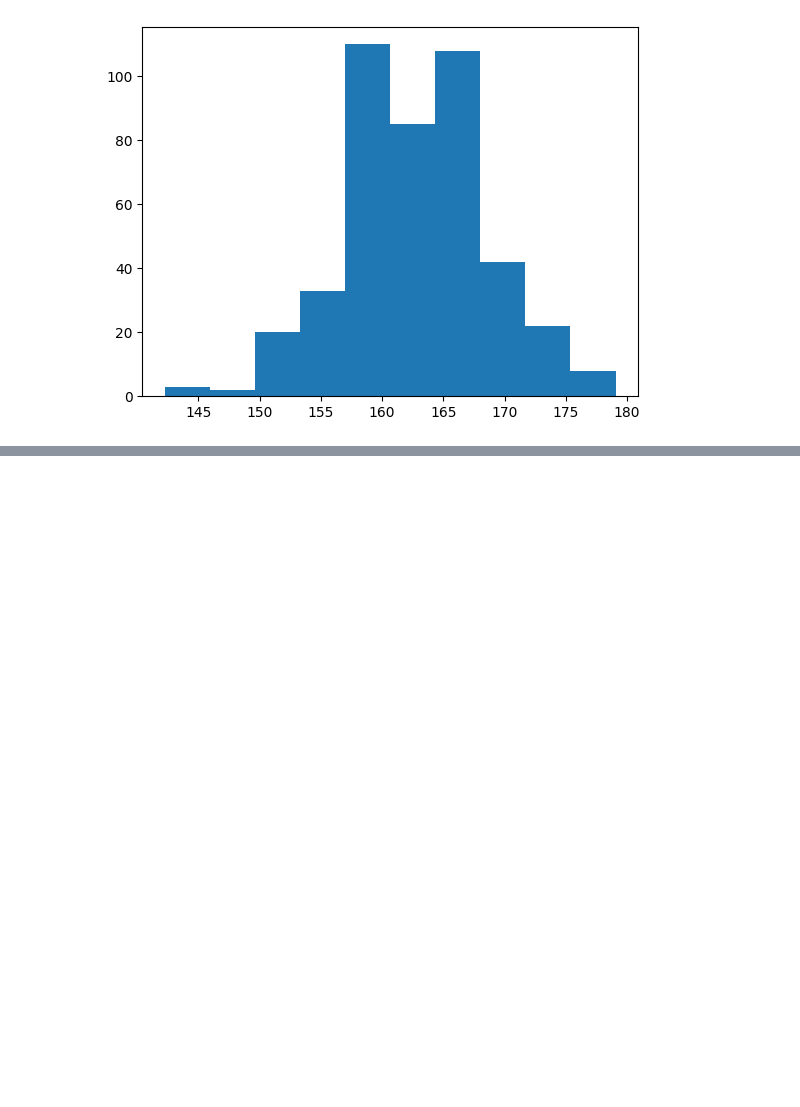
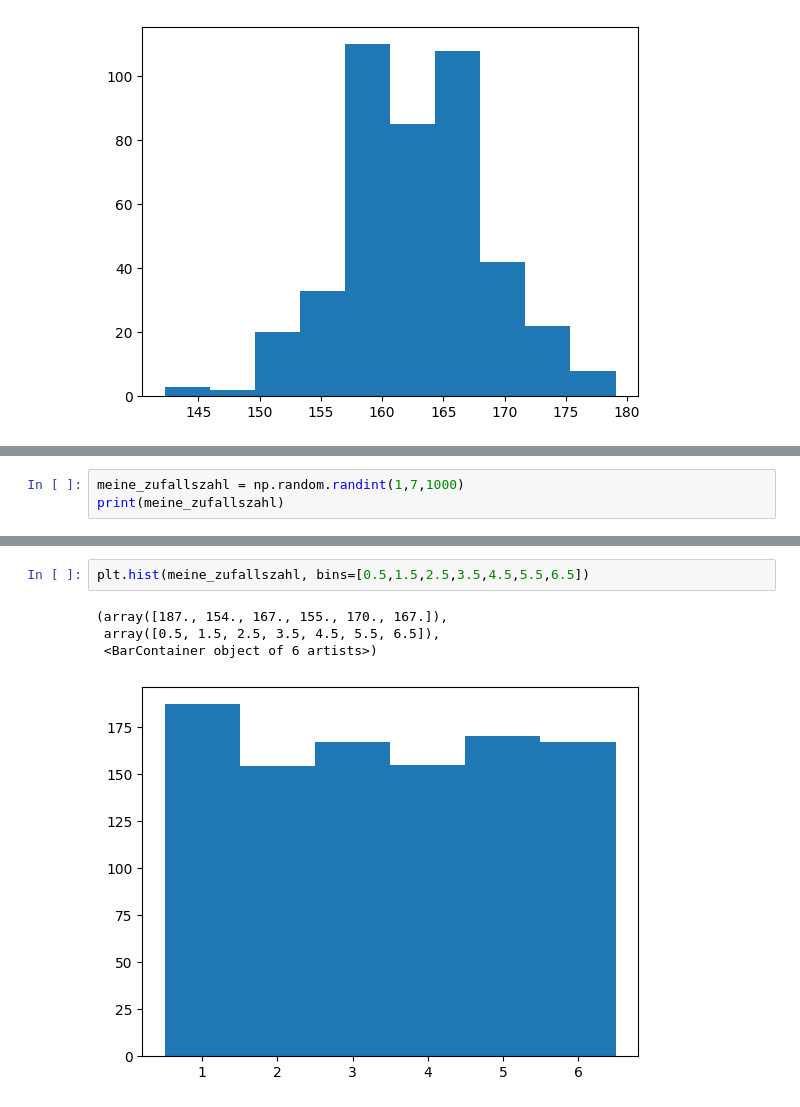
Before and after one commit to PatriziaSchoch/data_visualisation_course, a Jupyter notebook: tutoral_2-solution.ipynb, the cells around one changed output, grey strips where cells are left out. Saved outputs shown, nothing was run; the diff lists cells and outputs as text; blank space fills up the shorter version.

```diff
--- a/tutoral_2-solution.ipynb
+++ b/tutoral_2-solution.ipynb
@@ -194,0 +208,3 @@ plt.hist(daten_mädchen.kind, bins=bins);
+# %%
+meine_zufallszahl = np.random.randint(1,7,1000)
+print(meine_zufallszahl)
@@ -194,0 +233,7 @@ plt.hist(daten_mädchen.kind, bins=bins);
+# %%
+plt.hist(meine_zufallszahl, bins=[0.5,1.5,2.5,3.5,4.5,5.5,6.5])
+# %% [output]
+(array([187., 154., 167., 155., 170., 167.]),
+ array([0.5, 1.5, 2.5, 3.5, 4.5, 5.5, 6.5]),
+ <BarContainer object of 6 artists>)
+[figure, added]
```
Also changed, not shown: parts of 16 cells of this notebook, 1 other file.
